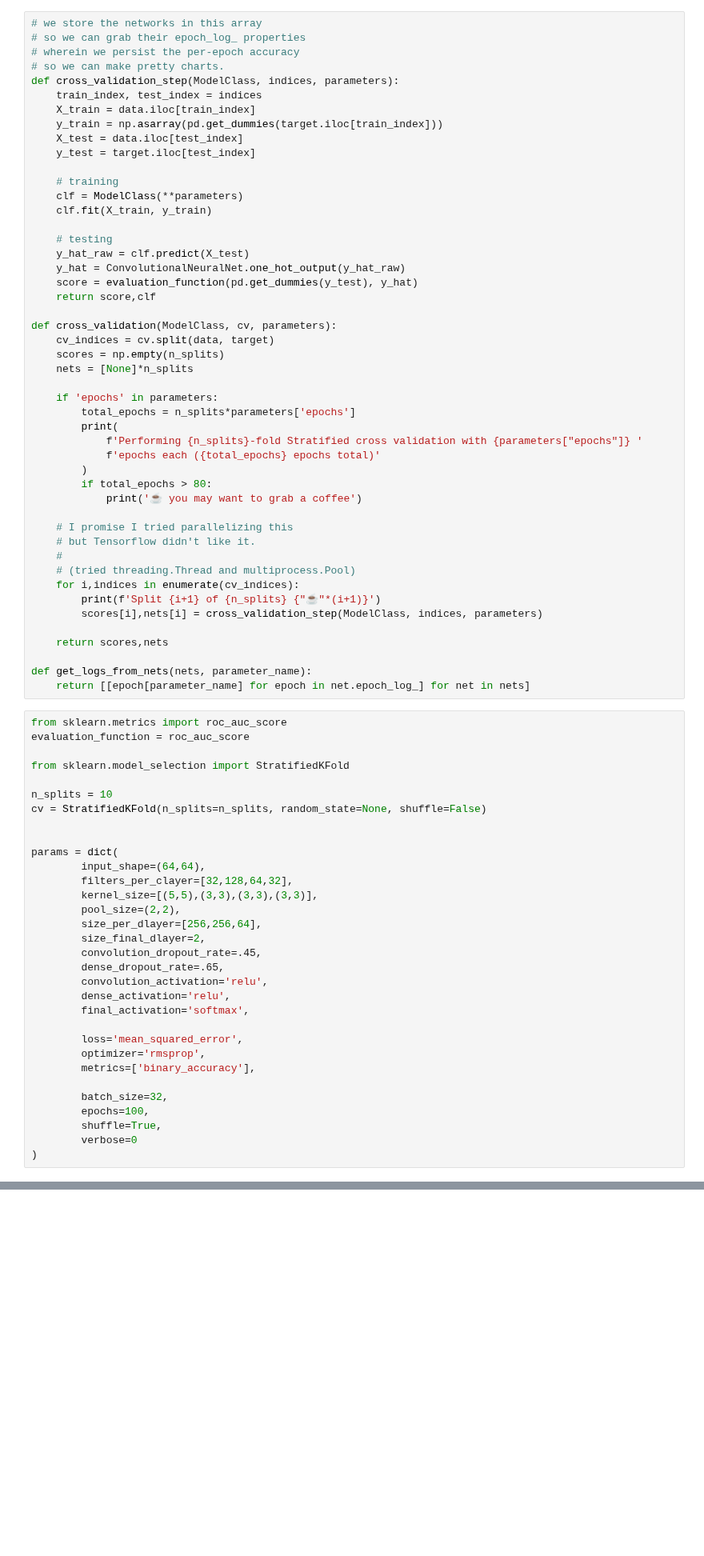
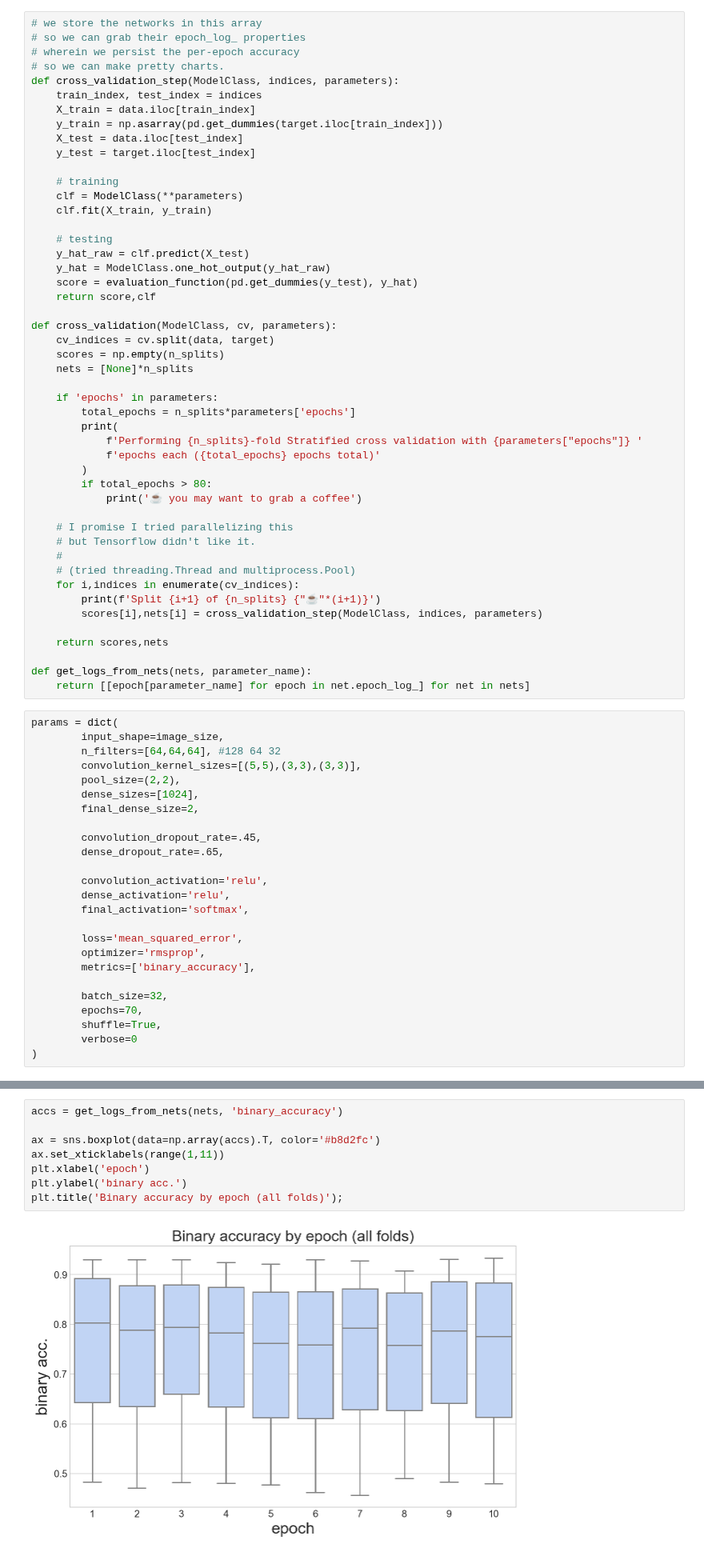
Before and after one commit to SMU-ML-2017/Project7, a Jupyter notebook: Project7.ipynb, the cells around one changed output, grey strips where cells are left out. Shown at 80% size. Drawn from its saved outputs; the diff is of its cells as text; blank space fills up the shorter version.

```diff
--- a/Project7.ipynb
+++ b/Project7.ipynb
@@ -288,7 +276,7 @@ def cross_validation_step(ModelClass, indices, parameters):
 
     # testing
     y_hat_raw = clf.predict(X_test)
-    y_hat = ConvolutionalNeuralNet.one_hot_output(y_hat_raw)
+    y_hat = ModelClass.one_hot_output(y_hat_raw)
     score = evaluation_function(pd.get_dummies(y_test), y_hat)
     return score,clf
 
@@ -319,24 +307,17 @@ def cross_validation(ModelClass, cv, parameters):
 def get_logs_from_nets(nets, parameter_name):
     return [[epoch[parameter_name] for epoch in net.epoch_log_] for net in nets]
 # %%
-from sklearn.metrics import roc_auc_score
-evaluation_function = roc_auc_score
+params = dict(
+        input_shape=image_size,
+        n_filters=[64,64,64], #128 64 32
+        convolution_kernel_sizes=[(5,5),(3,3),(3,3)],
+        pool_size=(2,2),
+        dense_sizes=[1024],
+        final_dense_size=2,
 
-from sklearn.model_selection import StratifiedKFold
-
-n_splits = 10
-cv = StratifiedKFold(n_splits=n_splits, random_state=None, shuffle=False)
-
-
-params = dict(
-        input_shape=(64,64),
-        filters_per_clayer=[32,128,64,32],
-        kernel_size=[(5,5),(3,3),(3,3),(3,3)],
-        pool_size=(2,2),
-        size_per_dlayer=[256,256,64],
-        size_final_dlayer=2,
         convolution_dropout_rate=.45,
         dense_dropout_rate=.65,
+
         convolution_activation='relu',
         dense_activation='relu',
         final_activation='softmax',
@@ -346,7 +327,7 @@ params = dict(
         metrics=['binary_accuracy'],
 
         batch_size=32,
-        epochs=100,
+        epochs=70,
         shuffle=True,
         verbose=0
 )
@@ -384,0 +372,10 @@ NameError: name 'scores' is not defined
+# %%
+accs = get_logs_from_nets(nets, 'binary_accuracy')
+
+ax = sns.boxplot(data=np.array(accs).T, color='#b8d2fc')
+ax.set_xticklabels(range(1,11))
+plt.xlabel('epoch')
+plt.ylabel('binary acc.')
+plt.title('Binary accuracy by epoch (all folds)');
+# %% [output]
+[figure, added]
```
Also changed, not shown: parts of 15 cells of this notebook, 2 other files.
